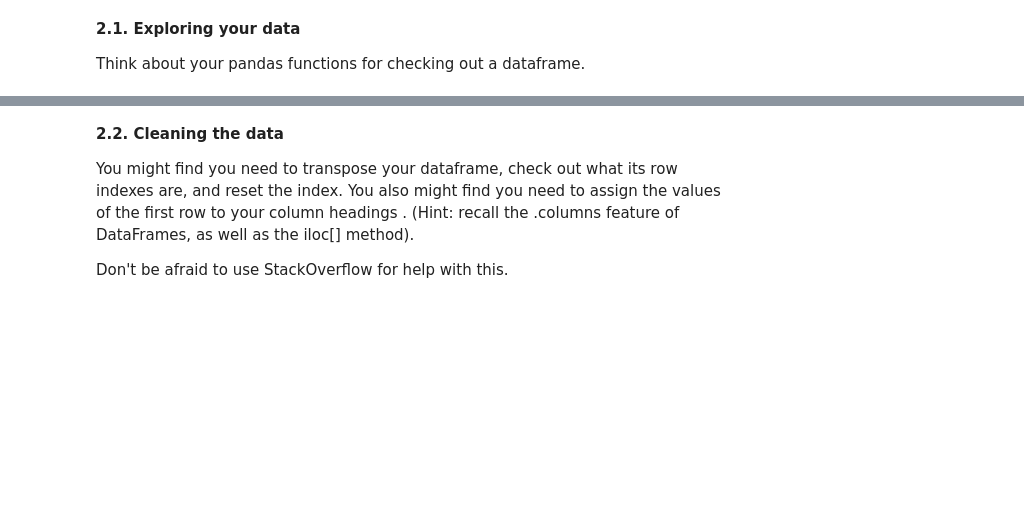
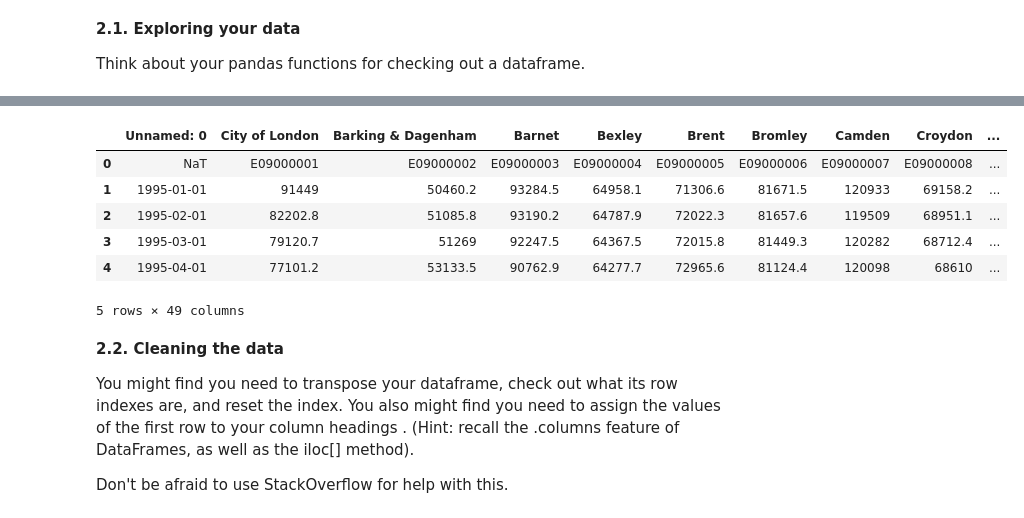
Before and after one commit to jcummingsutk/london_housing, a Jupyter notebook: london_housing.ipynb, the cells around one changed output, grey strips where cells are left out. Saved outputs shown, nothing was run; the diff lists cells and outputs as text; code cells hidden in the pictures; blank space fills up the shorter version.

```diff
--- a/london_housing.ipynb
+++ b/london_housing.ipynb
@@ -73,9 +73,9 @@ Your data comes from the [London Datastore](https://data.london.gov.uk/): a free
 # First, make a variable called url_LondonHousePrices, and assign it the following link, enclosed in quotation-marks as a string:
 # https://data.london.gov.uk/download/uk-house-price-index/70ac0766-8902-4eb5-aab5-01951aaed773/UK%20House%20price%20index.xls
 
-df = pd.read_excel("https://data.london.gov.uk/download/uk-house-price-index/70ac0766-8902-4eb5-aab5-01951aaed773/UK%20House%20price%20index.xls")
+url_LondonHousePrices = "https://data.london.gov.uk/download/uk-house-price-index/70ac0766-8902-4eb5-aab5-01951aaed773/UK%20House%20price%20index.xls"
 
 # The dataset we're interested in contains the Average prices of the houses, and is actually on a particular sheet of the Excel file.
 # As a result, we need to specify the sheet name in the read_excel() method.
 # Put this data into a variable called properties.
-#properties = pd._ _ _(url_LondonHousePrices, sheet_name='Average price', index_col= None)
+properties = pd.read_excel(url_LondonHousePrices, sheet_name='Average price', engine='openpyxl', index_col= None)
@@ -107,3 +125,14 @@ Think about your pandas functions for checking out a dataframe.
+# %%
+# Looks like the data entries, neighborhoods, are currently columns
+properties.head()
+# %% [output]
+|  | Unnamed: 0 | City of London | Barking & Dagenham | Barnet | Bexley | Brent | Bromley | Camden | Croydon | ... |
+| 0 | NaT | E09000001 | E09000002 | E09000003 | E09000004 | E09000005 | E09000006 | E09000007 | E09000008 | ... |
+| 1 | 1995-01-01 | 91449 | 50460.2 | 93284.5 | 64958.1 | 71306.6 | 81671.5 | 120933 | 69158.2 | ... |
+| 2 | 1995-02-01 | 82202.8 | 51085.8 | 93190.2 | 64787.9 | 72022.3 | 81657.6 | 119509 | 68951.1 | ... |
+| 3 | 1995-03-01 | 79120.7 | 51269 | 92247.5 | 64367.5 | 72015.8 | 81449.3 | 120282 | 68712.4 | ... |
+| 4 | 1995-04-01 | 77101.2 | 53133.5 | 90762.9 | 64277.7 | 72965.6 | 81124.4 | 120098 | 68610 | ... |
+5 rows × 49 columns
 # %% [markdown]
 **2.2. Cleaning the data**
 
```
Also changed, not shown: parts of 41 cells of this notebook, 1 other file.
